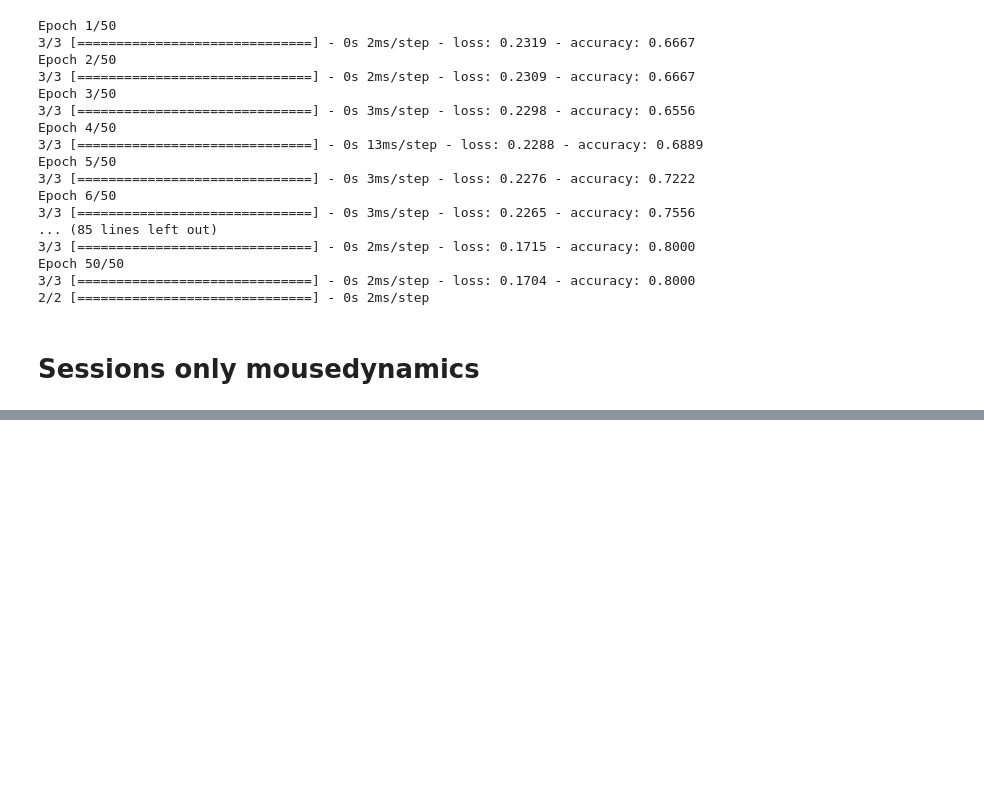
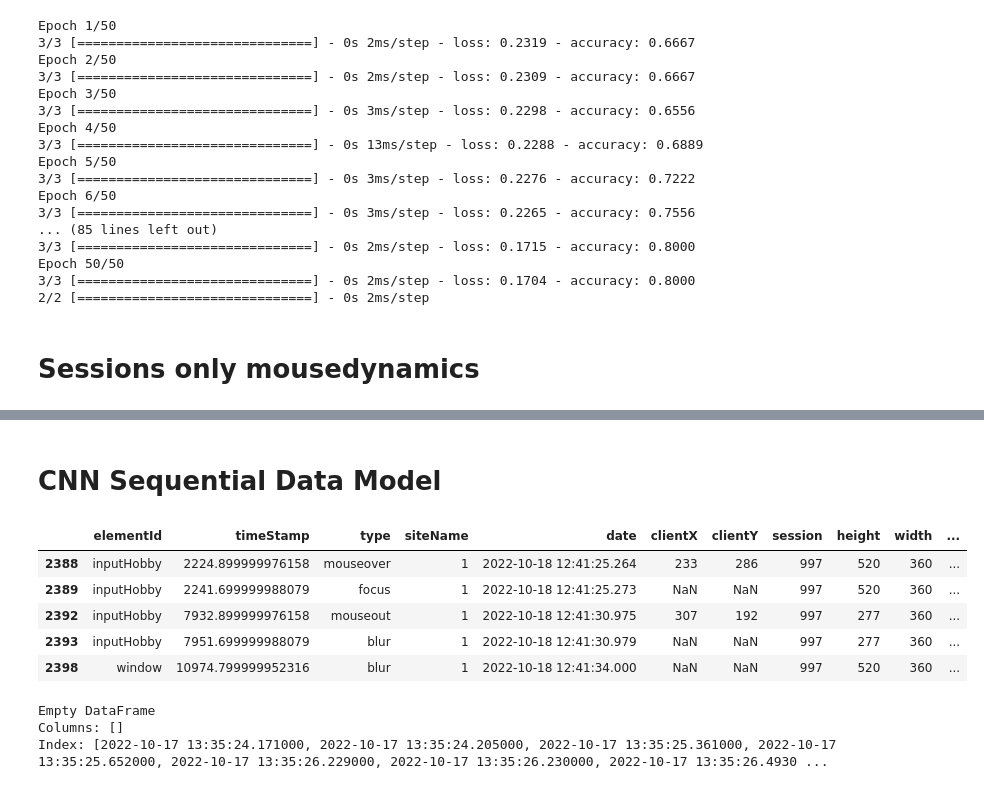
Before and after one commit to IngaGlotzbach/Master-AI, a Jupyter notebook: Model/modelTraining.ipynb, the cells around one changed output, grey strips where cells are left out. Cells and saved outputs as stored; diff of their text form; code cells hidden in the pictures; blank space fills up the shorter version.

Commit message:
try cnn model

```diff
--- a/Model/modelTraining.ipynb
+++ b/Model/modelTraining.ipynb
@@ -727,0 +587,15 @@ Accuracy: 0.7692307692307693
+# %% [markdown]
+# CNN Sequential Data Model
+# %%
+df_seq = pd.read_pickle('CleanedDataWithIds.pkl')
+df_seq['date'] = df_seq['date'].astype('datetime64[ns]')
+# %%
+df_seq= df_seq.sort_values(by=['session','date'], ascending=[False, True])
+df_seq.head()
+# %% [output]
+|  | elementId | timeStamp | type | siteName | date | clientX | clientY | session | height | width | ... |
+| 2388 | inputHobby | 2224.899999976158 | mouseover | 1 | 2022-10-18 12:41:25.264 | 233 | 286 | 997 | 520 | 360 | ... |
+| 2389 | inputHobby | 2241.699999988079 | focus | 1 | 2022-10-18 12:41:25.273 | NaN | NaN | 997 | 520 | 360 | ... |
+| 2392 | inputHobby | 7932.899999976158 | mouseout | 1 | 2022-10-18 12:41:30.975 | 307 | 192 | 997 | 277 | 360 | ... |
+| 2393 | inputHobby | 7951.699999988079 | blur | 1 | 2022-10-18 12:41:30.979 | NaN | NaN | 997 | 277 | 360 | ... |
+| 2398 | window | 10974.799999952316 | blur | 1 | 2022-10-18 12:41:34.000 | NaN | NaN | 997 | 520 | 360 | ... |
@@ -727,0 +608,6 @@ Accuracy: 0.7692307692307693
+# %%
+print(df_cpu_pivot)
+# %% [output]
+Empty DataFrame
+Columns: []
+Index: [2022-10-17 13:35:24.171000, 2022-10-17 13:35:24.205000, 2022-10-17 13:35:25.361000, 2022-10-17 13:35:25.652000, 2022-10-17 13:35:26.229000, 2022-10-17 13:35:26.230000, 2022-10-17 13:35:26.4930 ...
```
Also changed, not shown: parts of 9 cells of this notebook, 2 other files.
